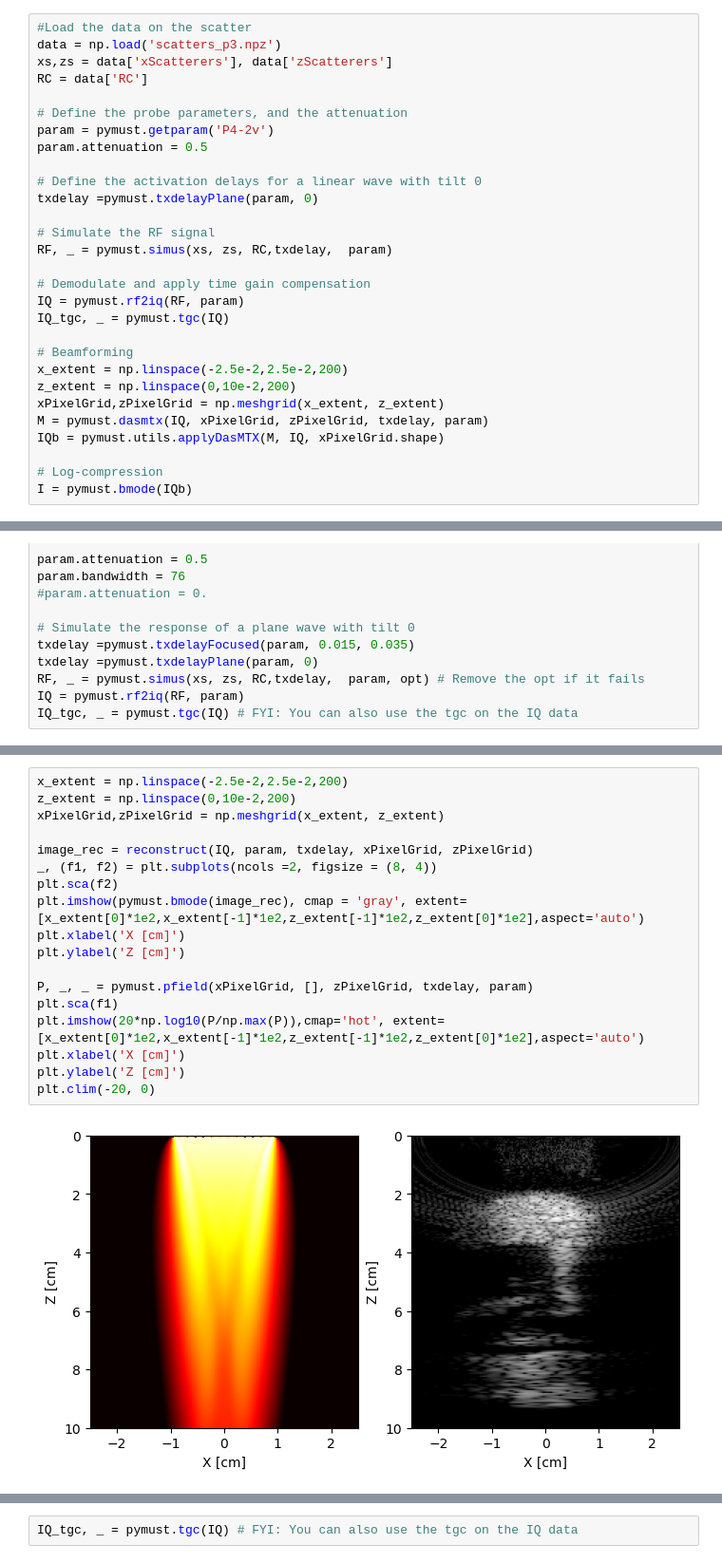
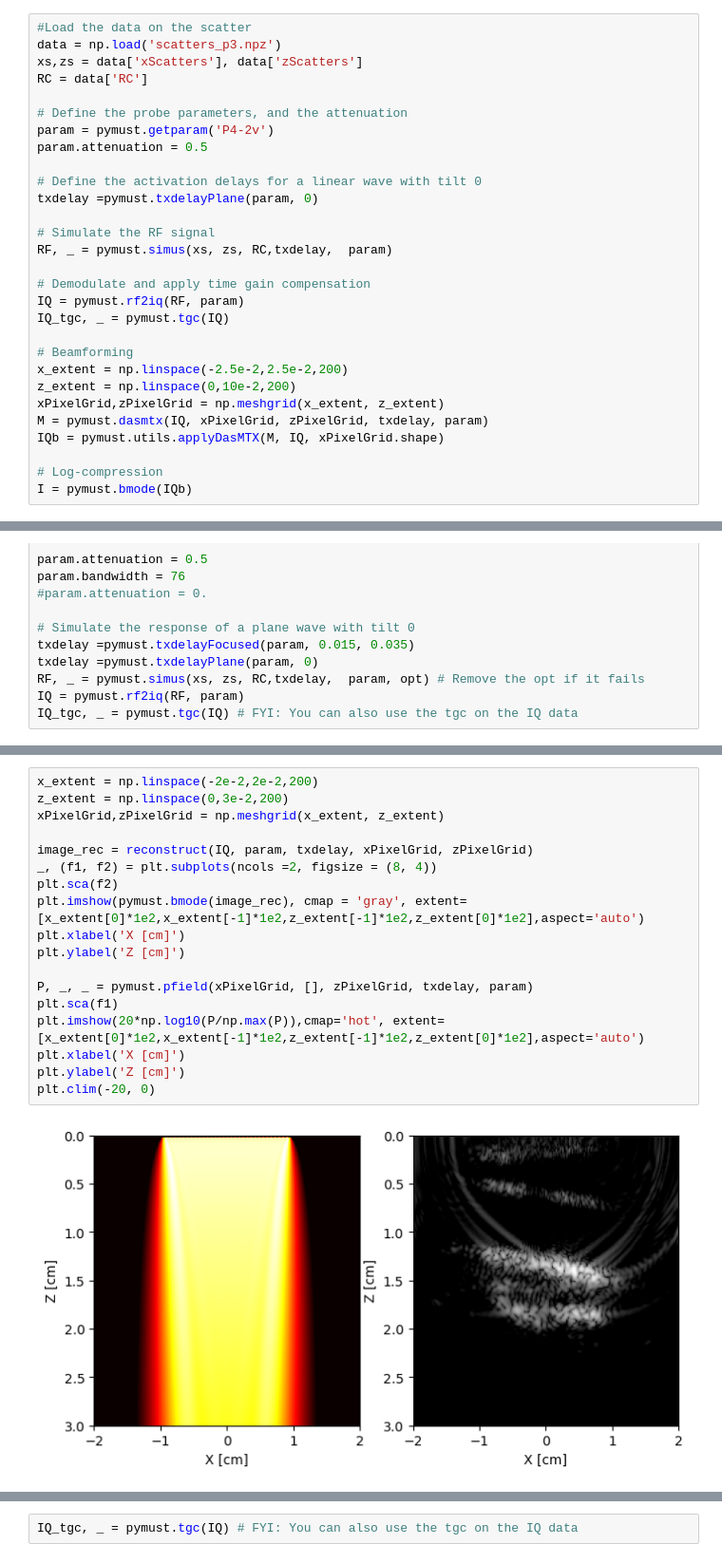
Before and after one commit to creatis-ULTIM/PyMUST, a Jupyter notebook: tutorials/P3_bmode.ipynb, the cells around one changed output, grey strips where cells are left out. Shown at 95% size. Drawn from its saved outputs; the diff is of its cells as text.

```diff
--- a/tutorials/P3_bmode.ipynb
+++ b/tutorials/P3_bmode.ipynb
@@ -112,7 +109,7 @@ Text(0, 0.5, 'Z [cm]')
 # %%
 #Load the data on the scatter
 data = np.load('scatters_p3.npz')
-xs,zs = data['xScatterers'], data['zScatterers']
+xs,zs = data['xScatters'], data['zScatters']
 RC = data['RC']
 
 # Define the probe parameters, and the attenuation
@@ -190,21 +187,21 @@ plt.tight_layout()
 # %%
-x_extent = np.linspace(-2.5e-2,2.5e-2,200)
-z_extent = np.linspace(0,10e-2,200)
+x_extent = np.linspace(-2e-2,2e-2,200)
+z_extent = np.linspace(0,3e-2,200)
 xPixelGrid,zPixelGrid = np.meshgrid(x_extent, z_extent)
 
 image_rec = reconstruct(IQ, param, txdelay, xPixelGrid, zPixelGrid)
 _, (f1, f2) = plt.subplots(ncols =2, figsize = (8, 4))
 plt.sca(f2)
 plt.imshow(pymust.bmode(image_rec), cmap = 'gray', extent=[x_extent[0]*1e2,x_extent[-1]*1e2,z_extent[-1]*1e2,z_extent[0]*1e2],aspect='auto')
 plt.xlabel('X [cm]')
 plt.ylabel('Z [cm]')
 
 P, _, _ = pymust.pfield(xPixelGrid, [], zPixelGrid, txdelay, param)
 plt.sca(f1)
 plt.imshow(20*np.log10(P/np.max(P)),cmap='hot', extent=[x_extent[0]*1e2,x_extent[-1]*1e2,z_extent[-1]*1e2,z_extent[0]*1e2],aspect='auto')
 plt.xlabel('X [cm]')
 plt.ylabel('Z [cm]')
 plt.clim(-20, 0)
 # %% [output]
-[figure, old version]
+[figure, new version]
 # %%
```
Also changed, not shown: parts of 13 cells of this notebook, 9 other files.
